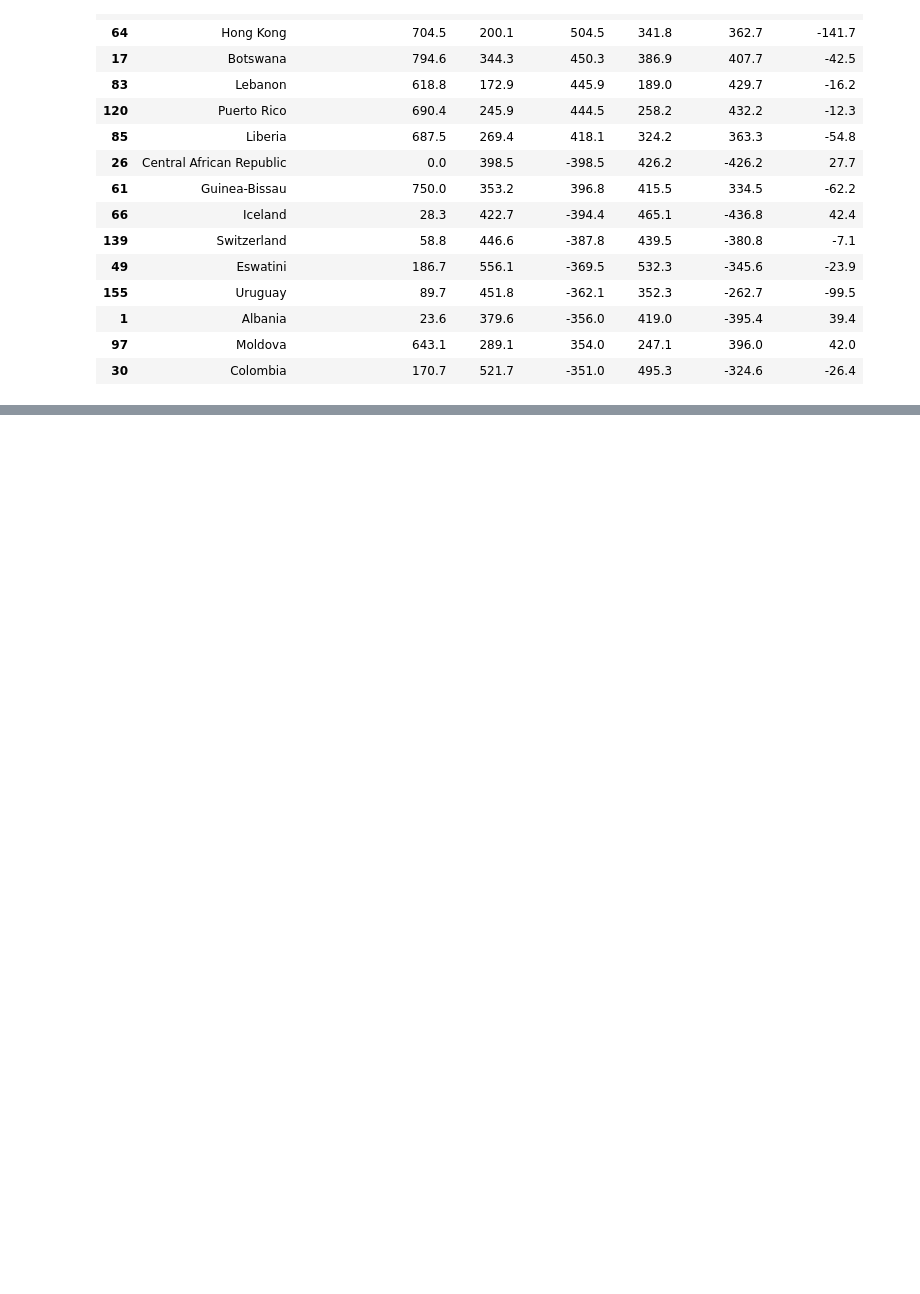
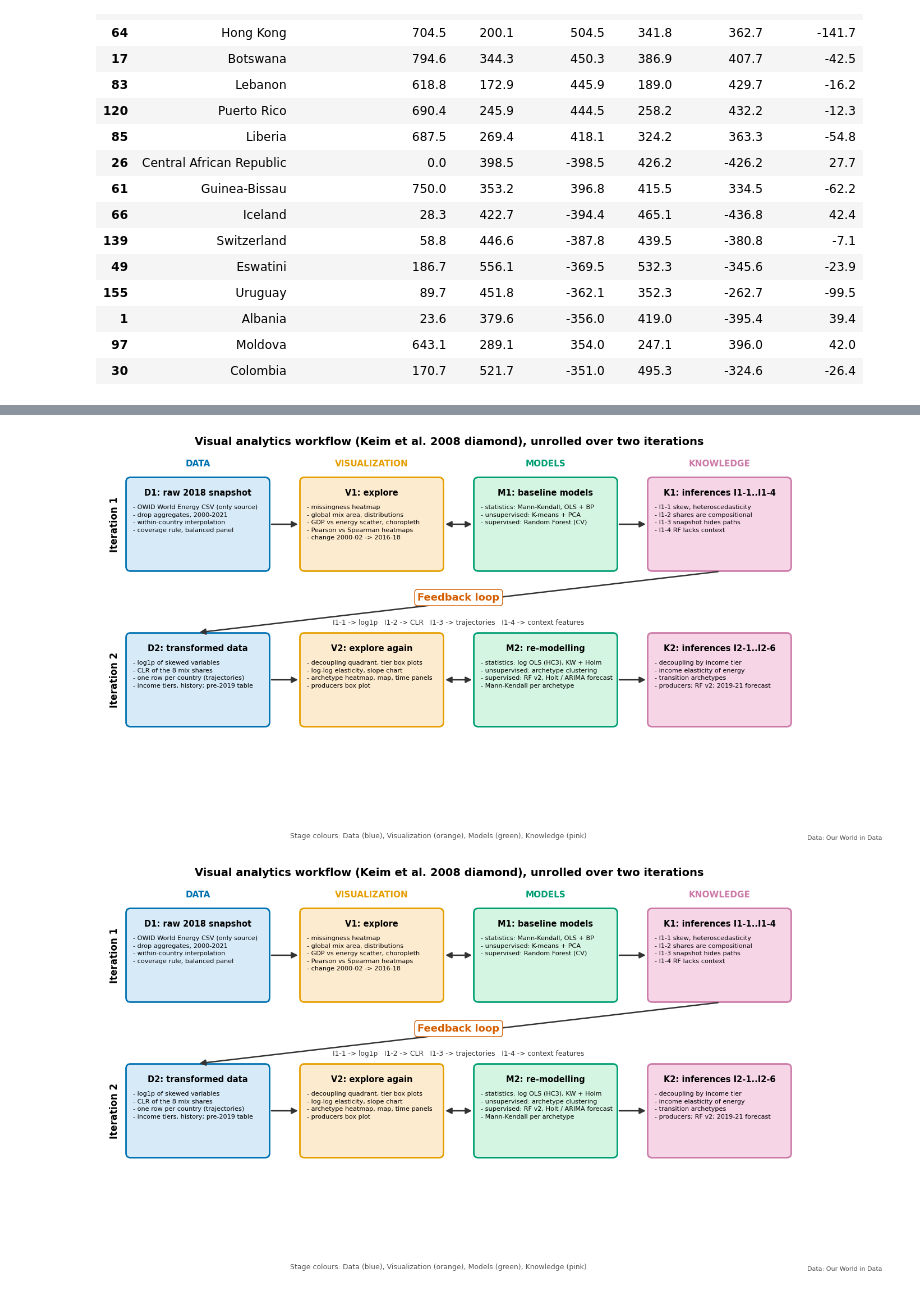
Before and after one commit to GOW444/parallax, a Jupyter notebook: notebooks/A3_workflow.ipynb, the cells around one changed output, grey strips where cells are left out. Saved outputs shown, nothing was run; the diff lists cells and outputs as text; code cells hidden in the pictures; blank space fills up the shorter version.

```diff
--- a/notebooks/A3_workflow.ipynb
+++ b/notebooks/A3_workflow.ipynb
@@ -2852,0 +2979,20 @@ the change is within fold-to-fold noise {'n': 162, 'n_folds': 5, 'n_dropped_from
+# %%
+from src import workflow_diagram
+
+fig = workflow_diagram.draw()
+fig.text(0.5, 0.01, "Stage colours: Data (blue), Visualization (orange), Models (green), Knowledge (pink)",
+         ha="center", fontsize=9, color="#555555")
+plots.add_source_note(fig)
+fig.savefig(config.IMAGES / "workflow.png", dpi=config.FIG_DPI, bbox_inches="tight", facecolor="white")
+plots.register_figure(
+    "workflow.png", "Phase 5 (report)",
+    "Unrolled visual analytics workflow: iteration 1 and iteration 2 rows of the Keim et al. diamond, "
+    "joined by the edge labelled 'Feedback loop' with the four inference -> transformation pairs.",
+    "Unrolling the diamond shows the order of modules and makes the feedback loop a single, labelled "
+    "edge, as the brief requires, instead of a cycle drawn back onto itself.",
+    "",
+)
+fig
+# %% [output]
+[figure, added]
+[figure, added]
```
Also changed, not shown: parts of 12 cells of this notebook, 26 other files.
